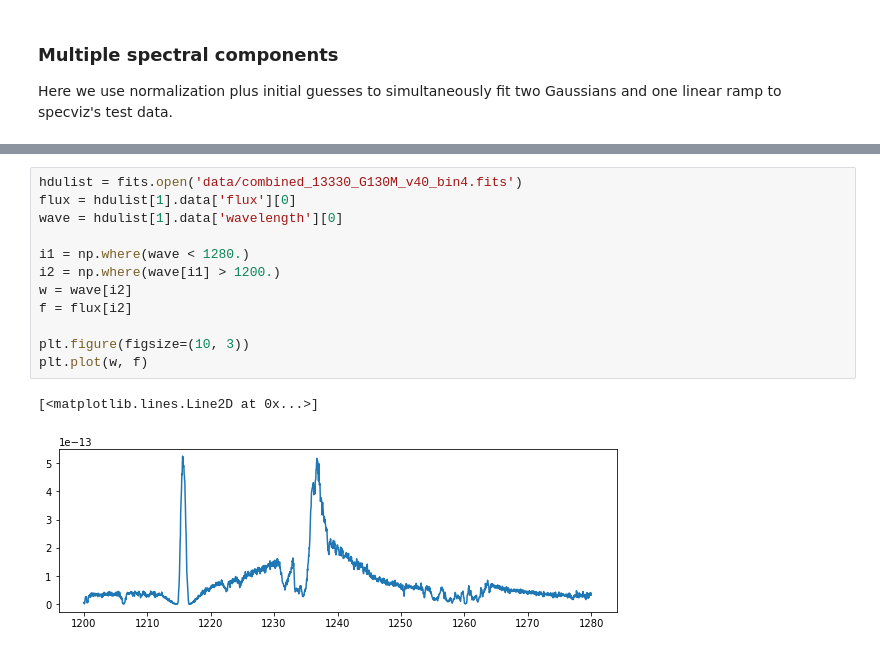
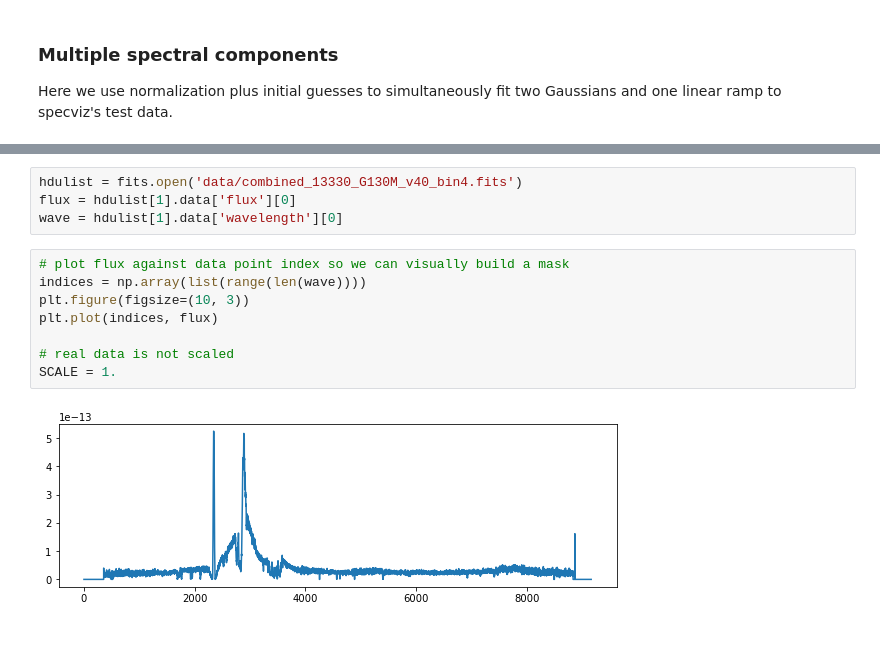
Before and after one commit to ibusko/experiments_specviz, a Jupyter notebook: experiment_normalization.ipynb, the cells around one changed output, grey strips where cells are left out. Drawn from its saved outputs; the diff is of its cells as text.

```diff
--- a/experiment_normalization.ipynb
+++ b/experiment_normalization.ipynb
@@ -403,14 +378,13 @@ Optimization terminated successfully.
 hdulist = fits.open('data/combined_13330_G130M_v40_bin4.fits')
 flux = hdulist[1].data['flux'][0]
 wave = hdulist[1].data['wavelength'][0]
-
-i1 = np.where(wave < 1280.)
-i2 = np.where(wave[i1] > 1200.)
-w = wave[i2]
-f = flux[i2]
-
-plt.figure(figsize=(10, 3))
-plt.plot(w, f)
-# %% [output]
-[<matplotlib.lines.Line2D at 0x...>]
-[figure, removed]
+# %%
+# plot flux against data point index so we can visually build a mask
+indices = np.array(list(range(len(wave))))
+plt.figure(figsize=(10, 3))
+plt.plot(indices, flux)
+
+# real data is not scaled
+SCALE = 1.
+# %% [output]
+[figure, added]
```
Also changed, not shown: parts of 12 cells of this notebook.
